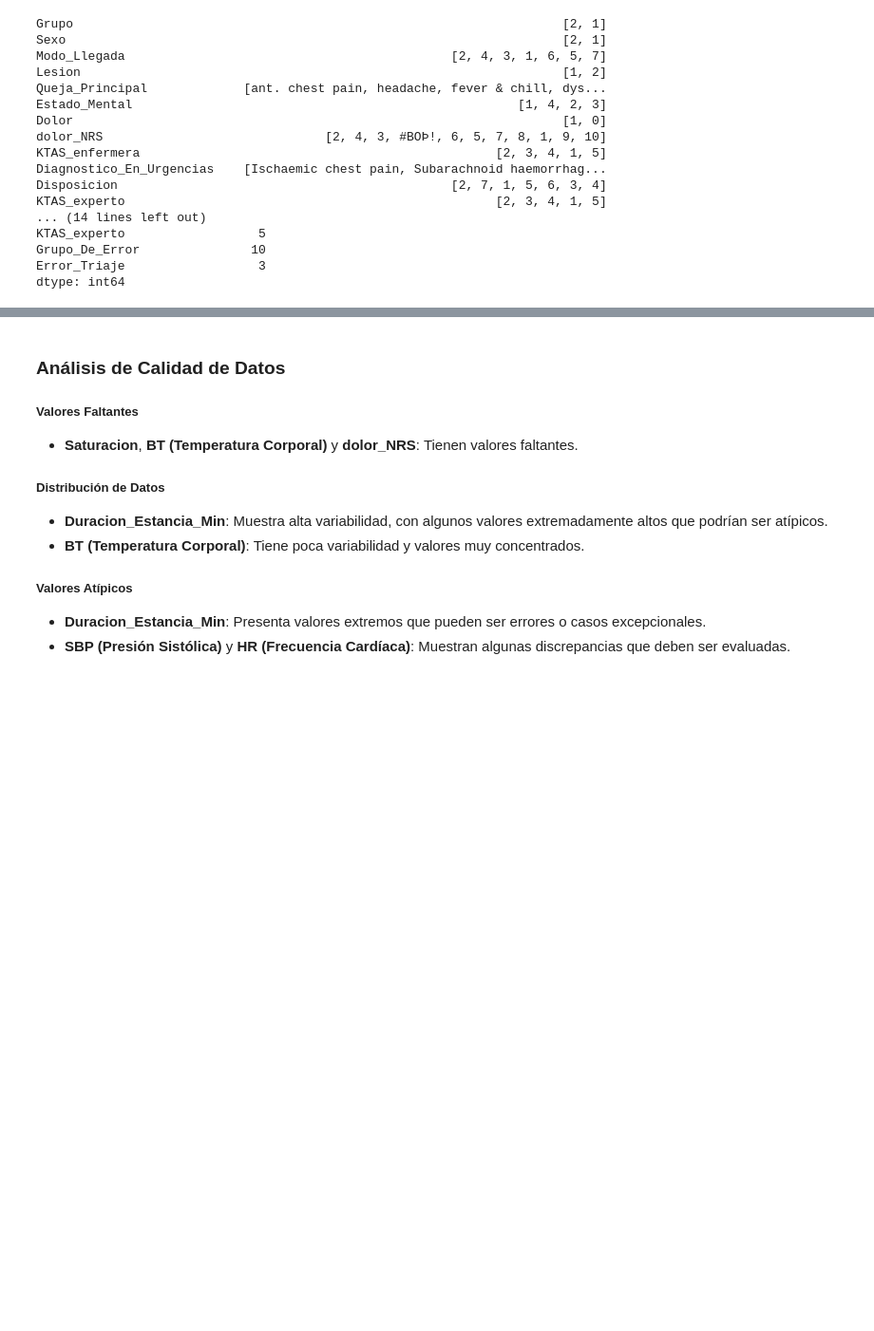
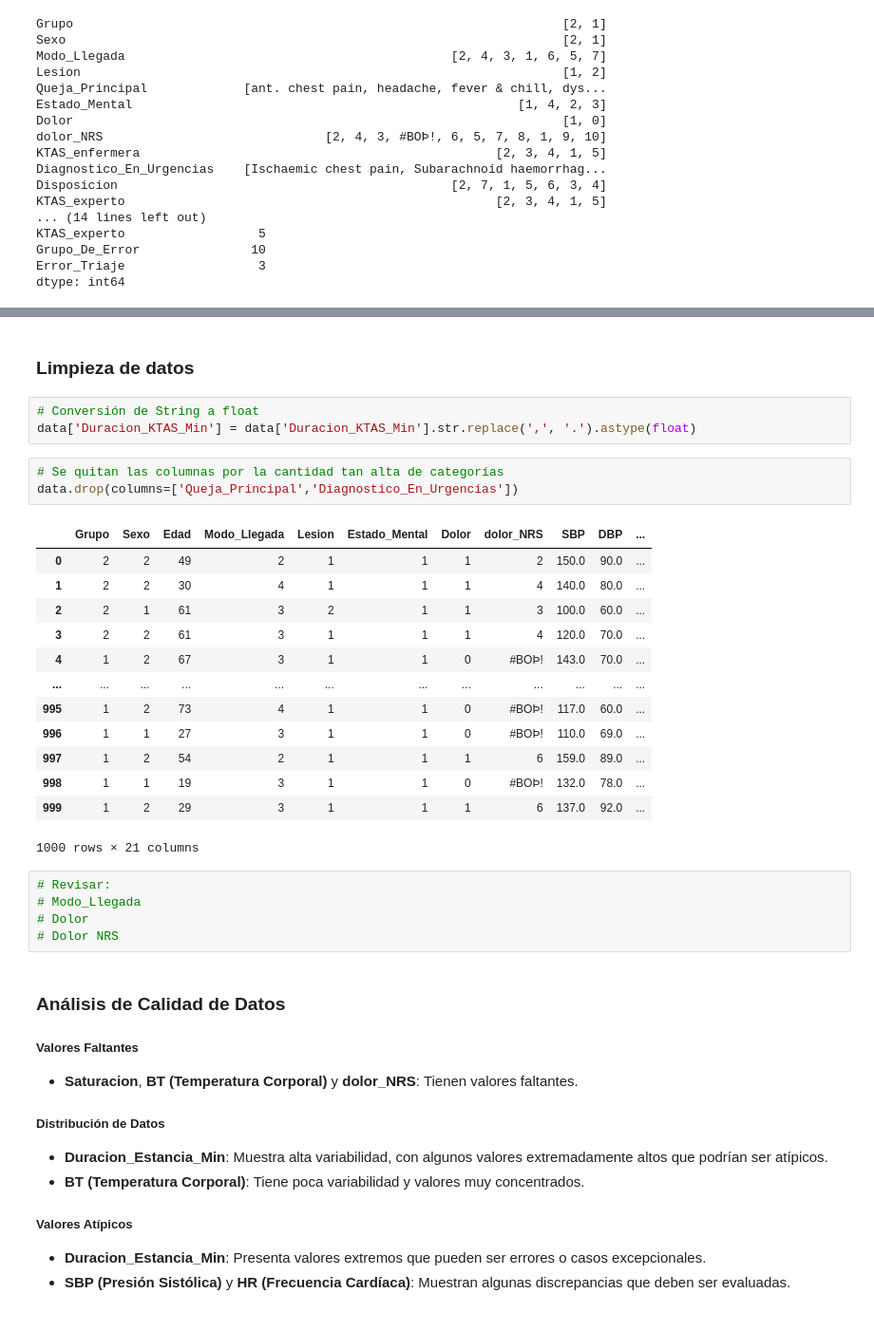
Before and after one commit to despinosaa/Lab1_G1, a Jupyter notebook: Lab1_codigo.ipynb, the cells around one changed output, grey strips where cells are left out. Shown at 95% size. Cells and saved outputs as stored; diff of their text form; blank space fills up the shorter version.

Commit message:
limpieza

```diff
--- a/Lab1_codigo.ipynb
+++ b/Lab1_codigo.ipynb
@@ -104,3 +104,30 @@ dtype: int64
+# %% [markdown]
+### Limpieza de datos
+# %%
+# Conversión de String a float
+data['Duracion_KTAS_Min'] = data['Duracion_KTAS_Min'].str.replace(',', '.').astype(float)
+# %%
+# Se quitan las columnas por la cantidad tan alta de categorías
+data.drop(columns=['Queja_Principal','Diagnostico_En_Urgencias'])
+# %% [output]
+|  | Grupo | Sexo | Edad | Modo_Llegada | Lesion | Estado_Mental | Dolor | dolor_NRS | SBP | DBP | ... |
+| 0 | 2 | 2 | 49 | 2 | 1 | 1 | 1 | 2 | 150.0 | 90.0 | ... |
+| 1 | 2 | 2 | 30 | 4 | 1 | 1 | 1 | 4 | 140.0 | 80.0 | ... |
+| 2 | 2 | 1 | 61 | 3 | 2 | 1 | 1 | 3 | 100.0 | 60.0 | ... |
+| 3 | 2 | 2 | 61 | 3 | 1 | 1 | 1 | 4 | 120.0 | 70.0 | ... |
+| 4 | 1 | 2 | 67 | 3 | 1 | 1 | 0 | #BOÞ! | 143.0 | 70.0 | ... |
+| ... | ... | ... | ... | ... | ... | ... | ... | ... | ... | ... | ... |
+| 995 | 1 | 2 | 73 | 4 | 1 | 1 | 0 | #BOÞ! | 117.0 | 60.0 | ... |
+| 996 | 1 | 1 | 27 | 3 | 1 | 1 | 0 | #BOÞ! | 110.0 | 69.0 | ... |
+| 997 | 1 | 2 | 54 | 2 | 1 | 1 | 1 | 6 | 159.0 | 89.0 | ... |
+| 998 | 1 | 1 | 19 | 3 | 1 | 1 | 0 | #BOÞ! | 132.0 | 78.0 | ... |
+| 999 | 1 | 2 | 29 | 3 | 1 | 1 | 1 | 6 | 137.0 | 92.0 | ... |
+1000 rows × 21 columns
+# %%
+# Revisar:
+# Modo_Llegada
+# Dolor
+# Dolor NRS
 # %% [markdown]
 ### Análisis de Calidad de Datos
 
```
Also changed, not shown: parts of 6 cells of this notebook.
